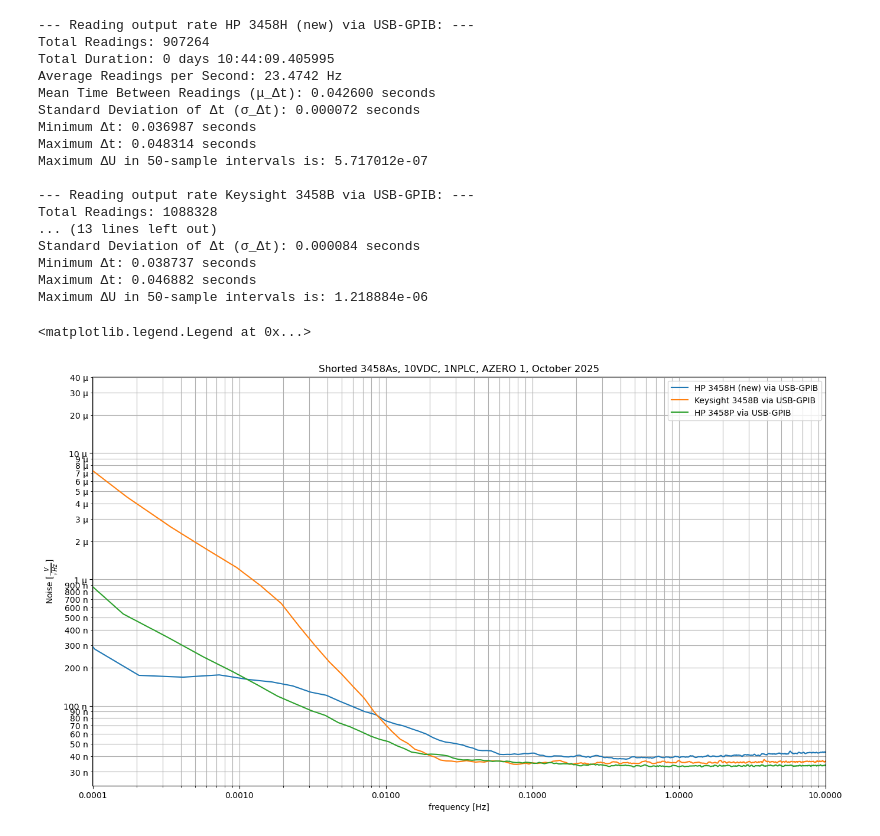
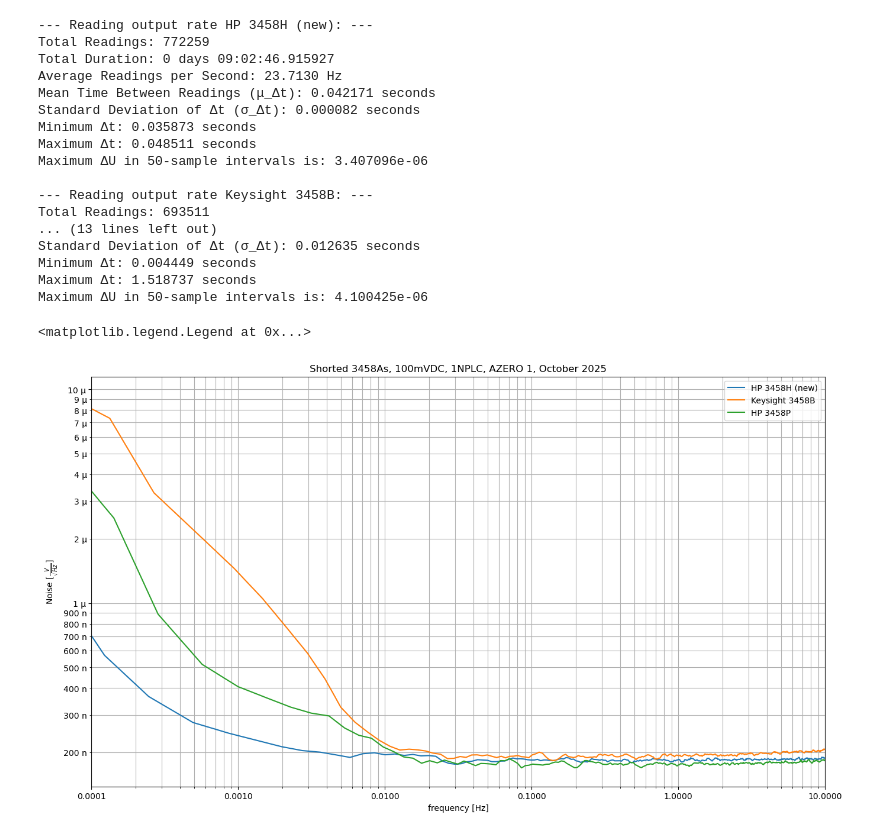
Before and after one commit to marcoreps/3458a, a Jupyter notebook: 3458A_10VDC_shorted_noise.ipynb, the cells around one changed output. Cells and saved outputs as stored; diff of their text form; code cells hidden in the pictures.

```diff
--- a/3458A_10VDC_shorted_noise.ipynb
+++ b/3458A_10VDC_shorted_noise.ipynb
@@ -15,7 +15,7 @@ ax.yaxis.set_major_formatter(EngFormatter())
 ax.yaxis.set_minor_formatter(EngFormatter())
 plt.ylabel(r'Noise [$\frac{V}{\sqrt{Hz}}$]')
 plt.grid(True, which="both")
-plt.title('Shorted 3458As, 10VDC, 1NPLC, AZERO 1, October 2025')
+plt.title('Shorted 3458As, 100mVDC, 1NPLC, AZERO 1, October 2025')
 
 
 def process(csv_url, meter_name):
@@ -30,49 +30,49 @@ def process(csv_url, meter_name):
     print("\n--- Reading output rate "+meter_name+": ---")
     print(f"Total Readings: {total_readings}")
     print(f"Total Duration: {total_duration}")
     print(f"Average Readings per Second: {avg_readings_per_second:.4f} Hz")
 
     df['delta_t'] = df['time'].diff().dt.total_seconds()
     delta_t = df['delta_t'].dropna()
     mean_delta_t = delta_t.mean()
     std_delta_t = delta_t.std()
     min_delta_t = delta_t.min()
     max_delta_t = delta_t.max()
     print(f"Mean Time Between Readings (μ_Δt): {mean_delta_t:.6f} seconds")
     print(f"Standard Deviation of Δt (σ_Δt): {std_delta_t:.6f} seconds")
     print(f"Minimum Δt: {min_delta_t:.6f} seconds")
     print(f"Maximum Δt: {max_delta_t:.6f} seconds")
 
     rolling_max = df['voltage_reading'].rolling(window=50).max()
     rolling_min = df['voltage_reading'].rolling(window=50).min()
     print(f"Maximum ΔU in 50-sample intervals is: {rolling_max.max():.6e}")
 
     spectrum = lpsd(df.iloc[:, 1], sample_rate=avg_readings_per_second, n_frequencies=100000, n_averages=300000, window_function=flattop.HFT90D, overlap = flattop.olap_dict["HFT90D"], detrending_order=1)
     plt.plot(spectrum.index, spectrum["asd"], label=meter_name)
 
-process('https://github.com/marcoreps/3458a/raw/refs/heads/main/csv/3458H_short_10V_1NPLC_az_on_20251009-222625.csv', 'HP 3458H (new) via USB-GPIB')
-process('https://github.com/marcoreps/3458a/raw/refs/heads/main/csv/3458B_short_10V_1NPLC_az_on_20251010-182421.csv', 'Keysight 3458B via USB-GPIB')
-process('https://github.com/marcoreps/3458a/raw/refs/heads/main/csv/3458A_short_10V_1NPLC_az_on_20251011-073745.csv', 'HP 3458P via USB-GPIB')
+process('https://github.com/marcoreps/3458a/raw/refs/heads/main/csv/3458H_short_10V_1NPLC_az_on_20251015-233456.csv', 'HP 3458H (new)')
+process('https://github.com/marcoreps/3458a/raw/refs/heads/main/csv/3458B_short_10V_1NPLC_az_on_20251010-093947.csv', 'Keysight 3458B')
+process('https://github.com/marcoreps/3458a/raw/refs/heads/main/csv/3458P_short_10V_1NPLC_az_on_20251009-135252.csv', 'HP 3458P')
 
 
 plt.legend()
 # %% [output]
---- Reading output rate HP 3458H (new) via USB-GPIB: ---
-Total Readings: 907264
-Total Duration: 0 days 10:44:09.405995
-Average Readings per Second: 23.4742 Hz
-Mean Time Between Readings (μ_Δt): 0.042600 seconds
-Standard Deviation of Δt (σ_Δt): 0.000072 seconds
-Minimum Δt: 0.036987 seconds
-Maximum Δt: 0.048314 seconds
-Maximum ΔU in 50-sample intervals is: 5.717012e-07
+--- Reading output rate HP 3458H (new): ---
+Total Readings: 772259
+Total Duration: 0 days 09:02:46.915927
+Average Readings per Second: 23.7130 Hz
+Mean Time Between Readings (μ_Δt): 0.042171 seconds
+Standard Deviation of Δt (σ_Δt): 0.000082 seconds
+Minimum Δt: 0.035873 seconds
+Maximum Δt: 0.048511 seconds
+Maximum ΔU in 50-sample intervals is: 3.407096e-06
 
---- Reading output rate Keysight 3458B via USB-GPIB: ---
-Total Readings: 1088328
+--- Reading output rate Keysight 3458B: ---
+Total Readings: 693511
 ... (13 lines left out)
-Standard Deviation of Δt (σ_Δt): 0.000084 seconds
-Minimum Δt: 0.038737 seconds
-Maximum Δt: 0.046882 seconds
-Maximum ΔU in 50-sample intervals is: 1.218884e-06
+Standard Deviation of Δt (σ_Δt): 0.012635 seconds
+Minimum Δt: 0.004449 seconds
+Maximum Δt: 1.518737 seconds
+Maximum ΔU in 50-sample intervals is: 4.100425e-06
 <matplotlib.legend.Legend at 0x...>
-[figure, old version]
+[figure, new version]
```
